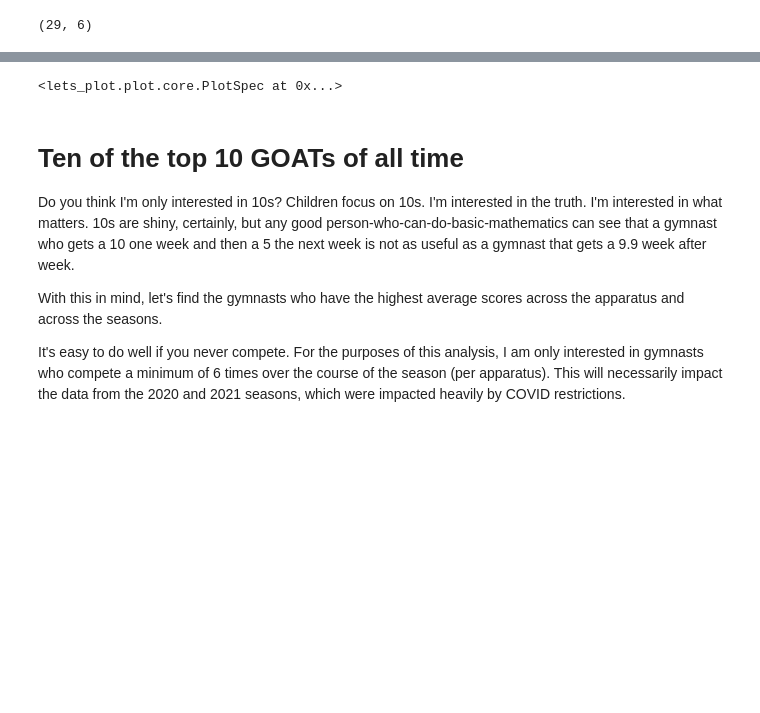
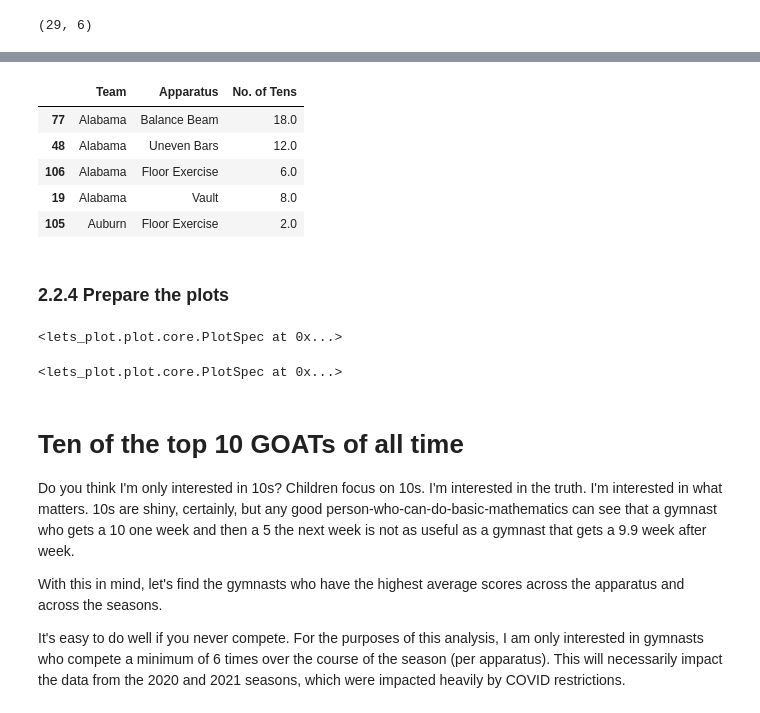
Before and after one commit to LSE-ME204/me204-2024-project-jesatuts2, a Jupyter notebook: notebooks/NB03-EDA-and-Dataviz.ipynb, the cells around one changed output, grey strips where cells are left out. Cells and saved outputs as stored; diff of their text form; code cells hidden in the pictures; blank space fills up the shorter version.

```diff
--- a/notebooks/NB03-EDA-and-Dataviz.ipynb
+++ b/notebooks/NB03-EDA-and-Dataviz.ipynb
@@ -332,7 +346,7 @@ tenniest_teams_df
 grouped_teams_df = tenniest_teams_df.groupby(['Team']).sum().reset_index()
 
 # Any let's drop the irrelevant columns
-grouped_teams_df = grouped_teams_df.drop(columns = ['team_id', 'Season'])
+grouped_teams_df = grouped_teams_df.drop(columns = ['Season'])
 
 # Preview the new df
 grouped_teams_df.head()
@@ -347,6 +361,9 @@ grouped_teams_df.head()
 # Drop rows where total 10s == 0
 grouped_teams_df = grouped_teams_df[grouped_teams_df['Total 10s'] != 0]
 
+grouped_teams_df = grouped_teams_df.sort_values(by='Team', ascending=True)
+
+
 # Check how many we have
 grouped_teams_df.shape
 # %% [output]
@@ -383,3 +377,21 @@ Name: Total 10s, dtype: float64
+# %%
+# Melt the dataframe so that the values in the 'Vault' 'Uneven Bars' 'Balance Beam' and 'Floor Exercise' columns are all in a new column called 'Apparatus'
+tenniest_teams_per_apparatus = pd.melt(grouped_teams_df, id_vars=['Team'], value_vars=['Vault', 'Uneven Bars', 'Balance Beam', 'Floor Exercise'], var_name='Apparatus', value_name='No. of Tens')
+
+# Sort by team
+tenniest_teams_per_apparatus = tenniest_teams_per_apparatus.sort_values(by='Team', ascending=True)
+
+# Preview the df
+tenniest_teams_per_apparatus.head()
+# %% [output]
+|  | Team | Apparatus | No. of Tens |
+| 77 | Alabama | Balance Beam | 18.0 |
+| 48 | Alabama | Uneven Bars | 12.0 |
+| 106 | Alabama | Floor Exercise | 6.0 |
+| 19 | Alabama | Vault | 8.0 |
+| 105 | Auburn | Floor Exercise | 2.0 |
+# %% [markdown]
+### 2.2.4 Prepare the plots
 # %%
 # A bar chart showing the aggregated number of 10s per apparatus across the years
 # Sort the df
@@ -413,4 +424,35 @@ tenniest_teams_ever = (
 tenniest_teams_ever
 # %% [output]
 <lets_plot.plot.core.PlotSpec at 0x...>
+# %%
+tenniest_teams_per_event = (
+    ggplot(tenniest_teams_per_apparatus) +
+    geom_bar(aes(x="No. of Tens", y="Team", fill='No. of Tens'),
+            tooltips=layer_tooltips()
+            .line(('@|@Team'))
+            .line(('Total 10s|@{No. of Tens}'))
+            .line('@|@Apparatus')
+            .format('@|<b>{}</b>', '@|{}'),
+            stat='identity',
+            alpha=0.8) +
+    facet_wrap('Apparatus') +
+    ggtitle('Total Number of 10s by Team and Apparatus') +
+    scale_fill_viridis() +
+    theme(
+        axis_title=element_text(size=12, family='Helvetica'),
+        axis_text=element_text(size=12, family='Helvetica'),
+        legend_position='bottom',
+        legend_title=element_text(size=12, family='Helvetica'),
+        legend_text=element_text(size=10, family='Helvetica')
+    ) +
+    ggsize(1200, 1800)
+)
+
+# Export the plot to html file
+ggsave(tenniest_teams_per_event, "../docs/figures/tenniest_teams_per_apparatus.html")
+
+# Show the plot
+tenniest_teams_per_event
+# %% [output]
+<lets_plot.plot.core.PlotSpec at 0x...>
 # %%
```
Also changed, not shown: parts of 10 cells of this notebook, 2 other files.
